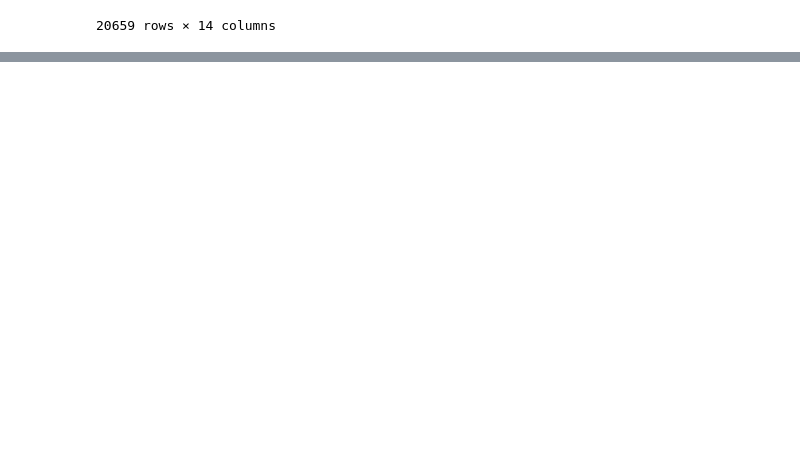
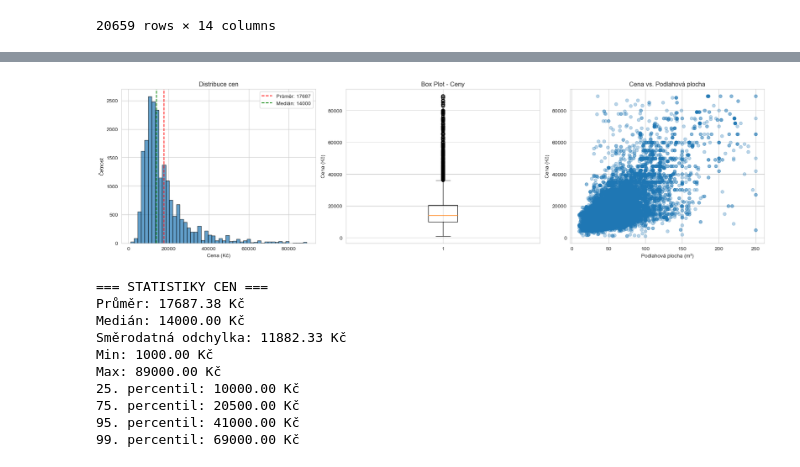
Before and after one commit to Demorax/rent-prediction, a Jupyter notebook: prediction_model.ipynb, the cells around one changed output, grey strips where cells are left out. Cells and saved outputs as stored; diff of their text form; code cells hidden in the pictures; blank space fills up the shorter version.

```diff
--- a/prediction_model.ipynb
+++ b/prediction_model.ipynb
@@ -49,0 +127,52 @@ data_shuffled
+# %%
+# Analýza distribuce cen
+import matplotlib.pyplot as plt
+
+fig, axes = plt.subplots(1, 3, figsize=(18, 5))
+
+# Histogram cen
+axes[0].hist(data_shuffled['price'], bins=50, edgecolor='black', alpha=0.7)
+axes[0].set_xlabel('Cena (Kč)')
+axes[0].set_ylabel('Četnost')
+axes[0].set_title('Distribuce cen')
+axes[0].axvline(data_shuffled['price'].mean(), color='red', linestyle='--', label=f'Průměr: {data_shuffled["price"].mean():.0f}')
+axes[0].axvline(data_shuffled['price'].median(), color='green', linestyle='--', label=f'Medián: {data_shuffled["price"].median():.0f}')
+axes[0].legend()
+
+# Box plot
+axes[1].boxplot(data_shuffled['price'])
+axes[1].set_ylabel('Cena (Kč)')
+axes[1].set_title('Box Plot - Ceny')
+
+# Scatter plot: cena vs. podlahová plocha
+axes[2].scatter(data_shuffled['floor_space'], data_shuffled['price'], alpha=0.3)
+axes[2].set_xlabel('Podlahová plocha (m²)')
+axes[2].set_ylabel('Cena (Kč)')
+axes[2].set_title('Cena vs. Podlahová plocha')
+
+plt.tight_layout()
+plt.show()
+
+# Statistiky
+print('=== STATISTIKY CEN ===')
+print(f'Průměr: {data_shuffled["price"].mean():.2f} Kč')
+print(f'Medián: {data_shuffled["price"].median():.2f} Kč')
+print(f'Směrodatná odchylka: {data_shuffled["price"].std():.2f} Kč')
+print(f'Min: {data_shuffled["price"].min():.2f} Kč')
+print(f'Max: {data_shuffled["price"].max():.2f} Kč')
+print(f'25. percentil: {data_shuffled["price"].quantile(0.25):.2f} Kč')
+print(f'75. percentil: {data_shuffled["price"].quantile(0.75):.2f} Kč')
+print(f'95. percentil: {data_shuffled["price"].quantile(0.95):.2f} Kč')
+print(f'99. percentil: {data_shuffled["price"].quantile(0.99):.2f} Kč')
+# %% [output]
+[figure, added]
+=== STATISTIKY CEN ===
+Průměr: 17687.38 Kč
+Medián: 14000.00 Kč
+Směrodatná odchylka: 11882.33 Kč
+Min: 1000.00 Kč
+Max: 89000.00 Kč
+25. percentil: 10000.00 Kč
+75. percentil: 20500.00 Kč
+95. percentil: 41000.00 Kč
+99. percentil: 69000.00 Kč
```
Also changed, not shown: parts of 26 cells of this notebook, 3 other files.
